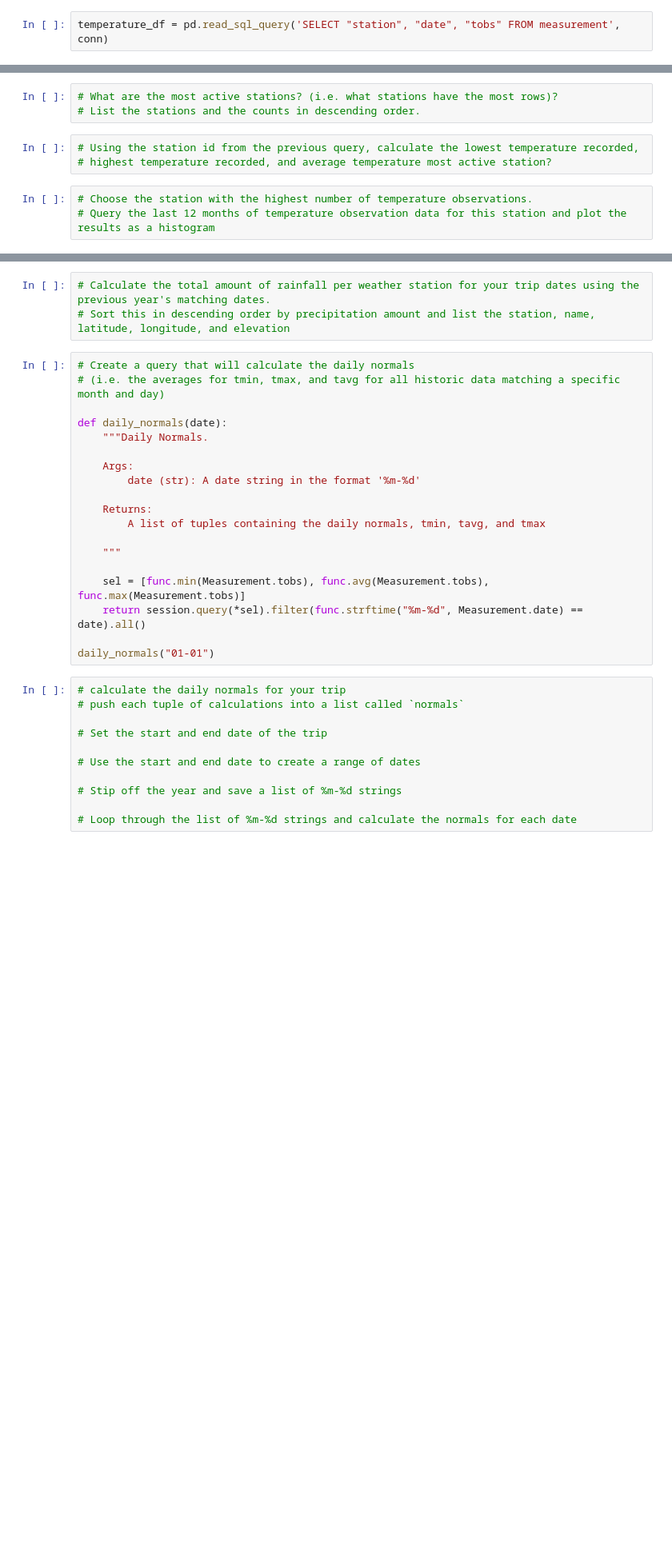
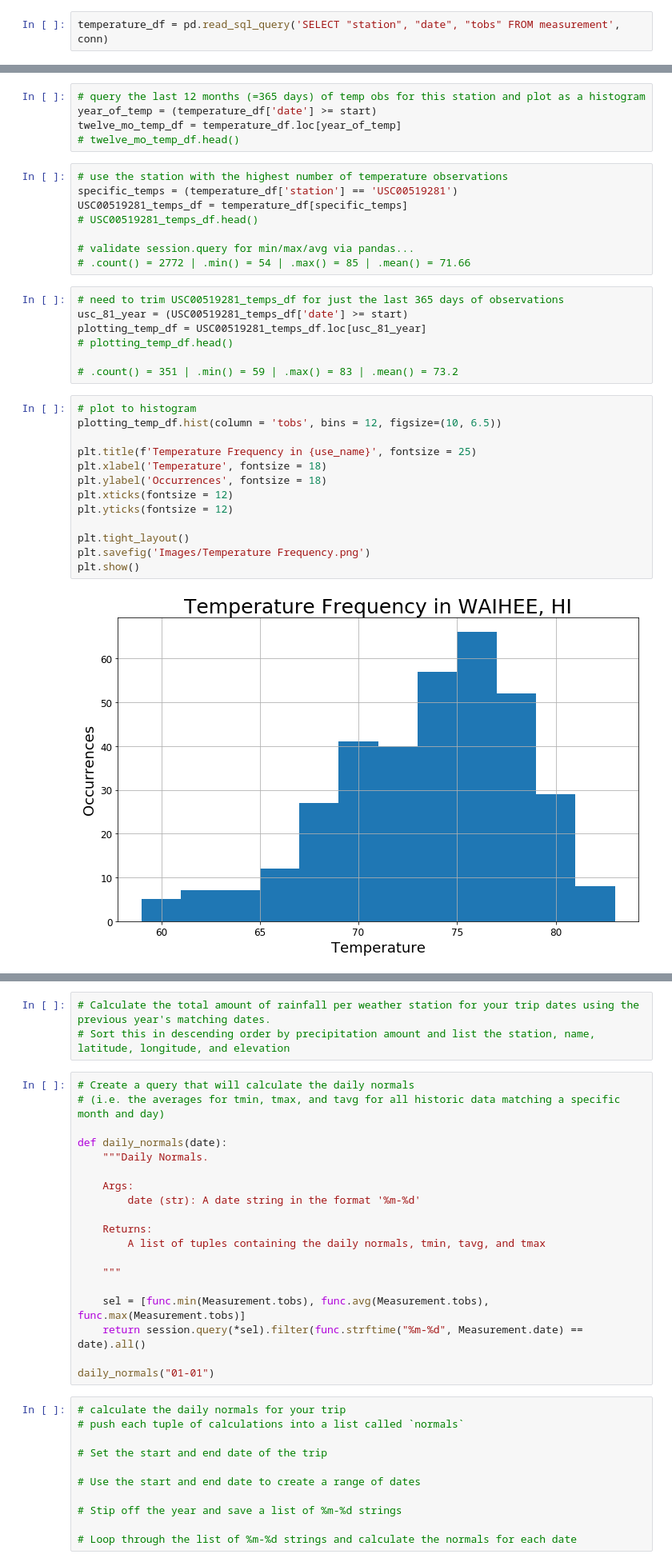
Before and after one commit to JAK-UCF/UNIT-10-HOMEWORK, a Jupyter notebook: Unit10Homework.ipynb, the cells around one changed output, grey strips where cells are left out. Shown: that part at 80% size. Drawn from its saved outputs; the diff is of its cells as text; blank space fills up the shorter version.

```diff
--- a/Unit10Homework.ipynb
+++ b/Unit10Homework.ipynb
@@ -162,9 +202,35 @@ plotting_temp_df
-# %%
-# What are the most active stations? (i.e. what stations have the most rows)?
-# List the stations and the counts in descending order.
-# %%
-# Using the station id from the previous query, calculate the lowest temperature recorded,
-# highest temperature recorded, and average temperature most active station?
 # %%
-# Choose the station with the highest number of temperature observations.
-# Query the last 12 months of temperature observation data for this station and plot the results as a histogram
+# query the last 12 months (=365 days) of temp obs for this station and plot as a histogram
+year_of_temp = (temperature_df['date'] >= start)
+twelve_mo_temp_df = temperature_df.loc[year_of_temp]
+# twelve_mo_temp_df.head()
+# %%
+# use the station with the highest number of temperature observations
+specific_temps = (temperature_df['station'] == 'USC00519281')
+USC00519281_temps_df = temperature_df[specific_temps]
+# USC00519281_temps_df.head()
+
+# validate session.query for min/max/avg via pandas...
+# .count() = 2772 | .min() = 54 | .max() = 85 | .mean() = 71.66
+# %%
+# need to trim USC00519281_temps_df for just the last 365 days of observations
+usc_81_year = (USC00519281_temps_df['date'] >= start)
+plotting_temp_df = USC00519281_temps_df.loc[usc_81_year]
+# plotting_temp_df.head()
+
+# .count() = 351 | .min() = 59 | .max() = 83 | .mean() = 73.2
+# %%
+# plot to histogram
+plotting_temp_df.hist(column = 'tobs', bins = 12, figsize=(10, 6.5))
+
+plt.title(f'Temperature Frequency in {use_name}', fontsize = 25)
+plt.xlabel('Temperature', fontsize = 18)
+plt.ylabel('Occurrences', fontsize = 18)
+plt.xticks(fontsize = 12)
+plt.yticks(fontsize = 12)
+
+plt.tight_layout()
+plt.savefig('Images/Temperature Frequency.png')
+plt.show()
+# %% [output]
+[figure, added]
```
Also changed, not shown: parts of 31 cells of this notebook, 4 other files.
